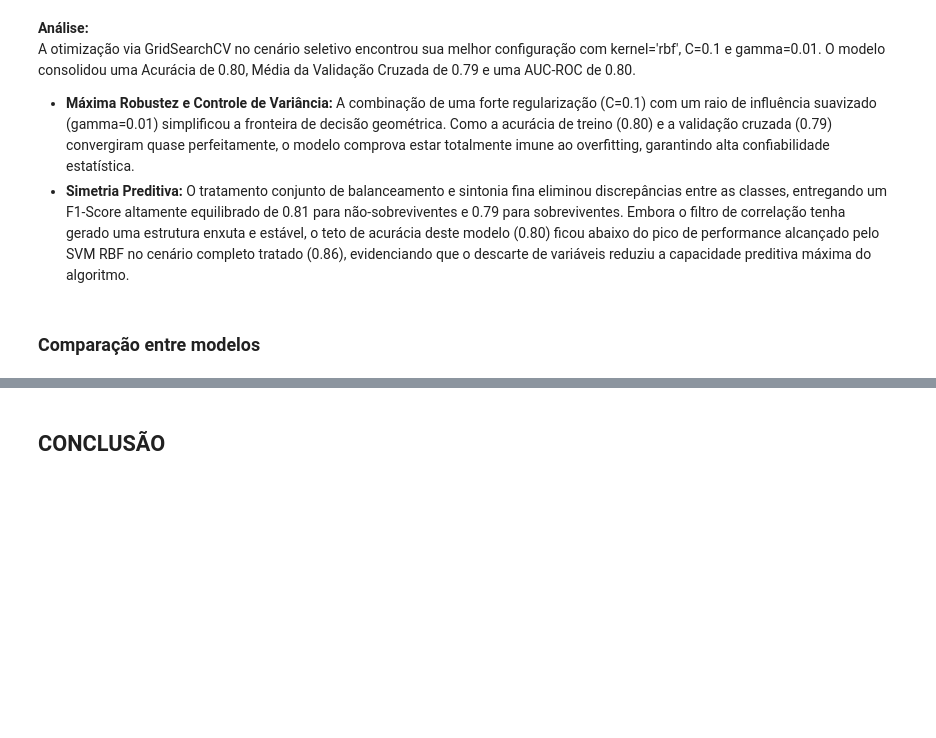
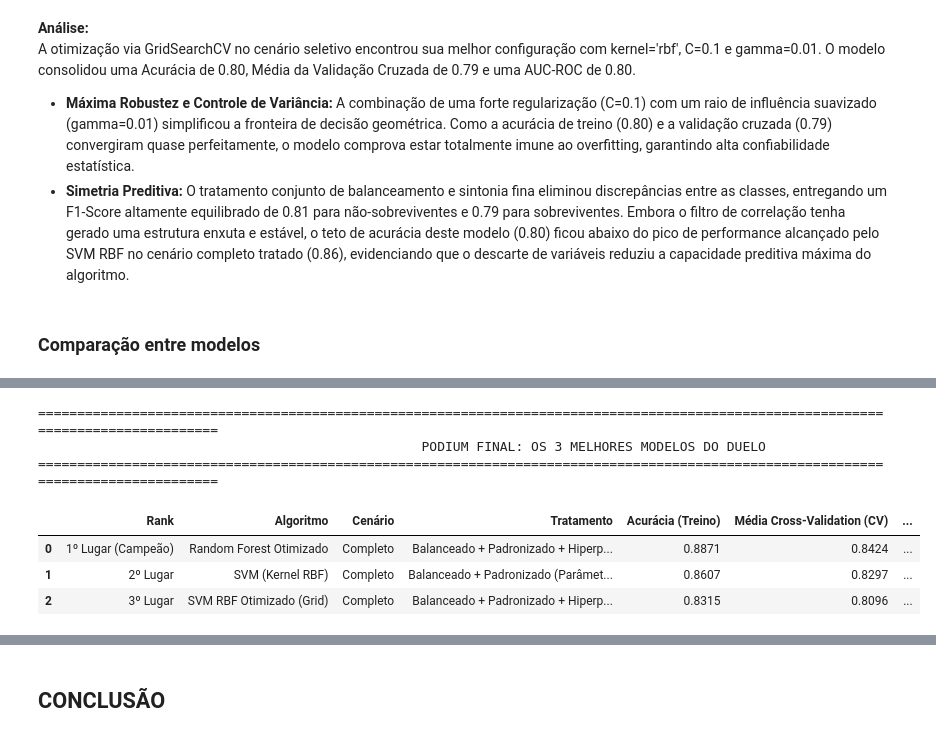
Before and after one commit to Fernandonneto/Machine_Learning_-_Duelo_Entre_Modelos_Titanic_-_EBAC, a Jupyter notebook: MOD41_EXERCICIO_DUELOFINAL.ipynb, the cells around one changed output, grey strips where cells are left out. Drawn from its saved outputs; the diff is of its cells as text; code cells hidden in the pictures; blank space fills up the shorter version.

Commit message:
Conclusão da comparação entre modelos, e inicio do desenvolvimento do teste dos modelos para submissão no kaggle

```diff
--- a/MOD41_EXERCICIO_DUELOFINAL.ipynb
+++ b/MOD41_EXERCICIO_DUELOFINAL.ipynb
@@ -2845,0 +2994,39 @@ A otimização via GridSearchCV no cenário seletivo encontrou sua melhor config
+# %%
+# SELEÇÃO DOS 3 MELHORES MODELOS DO DUELO (TOP 3 PERFORMANCE)
+# Extração dos F1-Scores dos dicionários correspondentes
+f1_top1_rf = classification_report(y_train_balanced, y_rf_train_pred_complet_best, output_dict=True)['macro avg']['f1-score']
+f1_top2_svm = classification_report(y_train_balanced, y_svm_rbf_train_pred_complet, output_dict=True)['macro avg']['f1-score']
+f1_top3_svm_grid = classification_report(y_train_balanced, y_svm_train_pred_complet_best, output_dict=True)['macro avg']['f1-score']
+
+# Estruturação dos dados do podium
+dados_top3 = {
+    'Rank': ['1º Lugar (Campeão)', '2º Lugar', '3º Lugar'],
+    'Algoritmo': ['Random Forest Otimizado', 'SVM (Kernel RBF)', 'SVM RBF Otimizado (Grid)'],
+    'Cenário': ['Completo', 'Completo', 'Completo'],
+    'Tratamento': [
+        'Balanceado + Padronizado + Hiperparâmetros',
+        'Balanceado + Padronizado (Parâmetros Padrão)',
+        'Balanceado + Padronizado + Hiperparâmetros (Grid)'
+    ],
+    'Acurácia (Treino)': [accuracy_complet_best, svm_rbf_accuracy_complet, svm_accuracy_complet_best],
+    'Média Cross-Validation (CV)': [pontuacoes_complet_best.mean(), svm_rbf_pontuacoes_complet.mean(), svm_pontuacoes_complet_best.mean()],
+    'F1-Score (Macro Avg)': [f1_top1_rf, f1_top2_svm, f1_top3_svm_grid]
+}
+
+# Criação e formatação do DataFrame de Elite
+df_top3 = pd.DataFrame(dados_top3)
+df_top3 = df_top3.round(4)
+
+# Exibição do podium
+print("=" * 131)
+print("\t\t\t\t\t\t PODIUM FINAL: OS 3 MELHORES MODELOS DO DUELO             ")
+print("=" * 131)
+display(df_top3)
+# %% [output]
+===================================================================================================================================
+                                                 PODIUM FINAL: OS 3 MELHORES MODELOS DO DUELO
+===================================================================================================================================
+|  | Rank | Algoritmo | Cenário | Tratamento | Acurácia (Treino) | Média Cross-Validation (CV) | ... |
+| 0 | 1º Lugar (Campeão) | Random Forest Otimizado | Completo | Balanceado + Padronizado + Hiperp... | 0.8871 | 0.8424 | ... |
+| 1 | 2º Lugar | SVM (Kernel RBF) | Completo | Balanceado + Padronizado (Parâmet... | 0.8607 | 0.8297 | ... |
+| 2 | 3º Lugar | SVM RBF Otimizado (Grid) | Completo | Balanceado + Padronizado + Hiperp... | 0.8315 | 0.8096 | ... |
```
Also changed, not shown: parts of 29 cells of this notebook, 1 other file.
